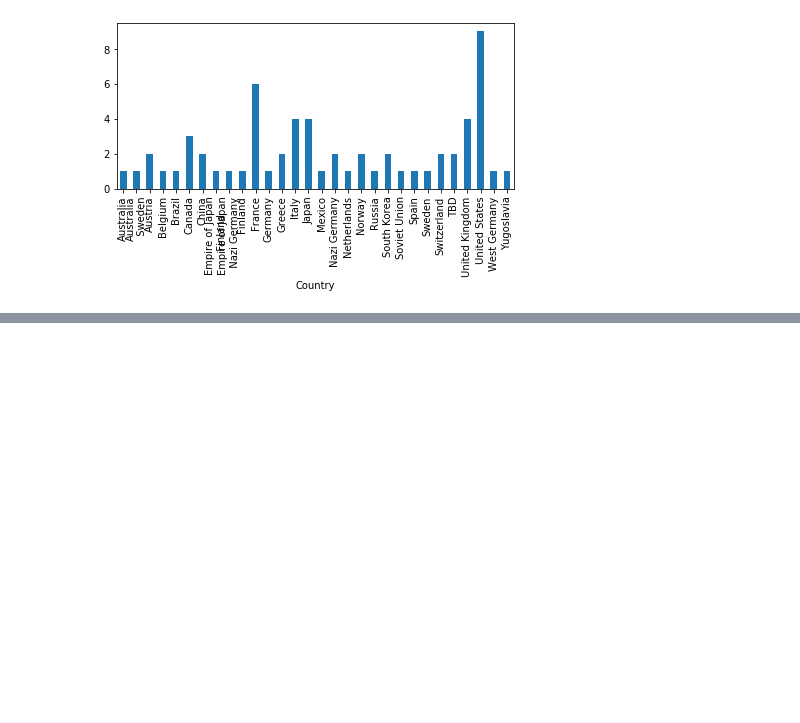
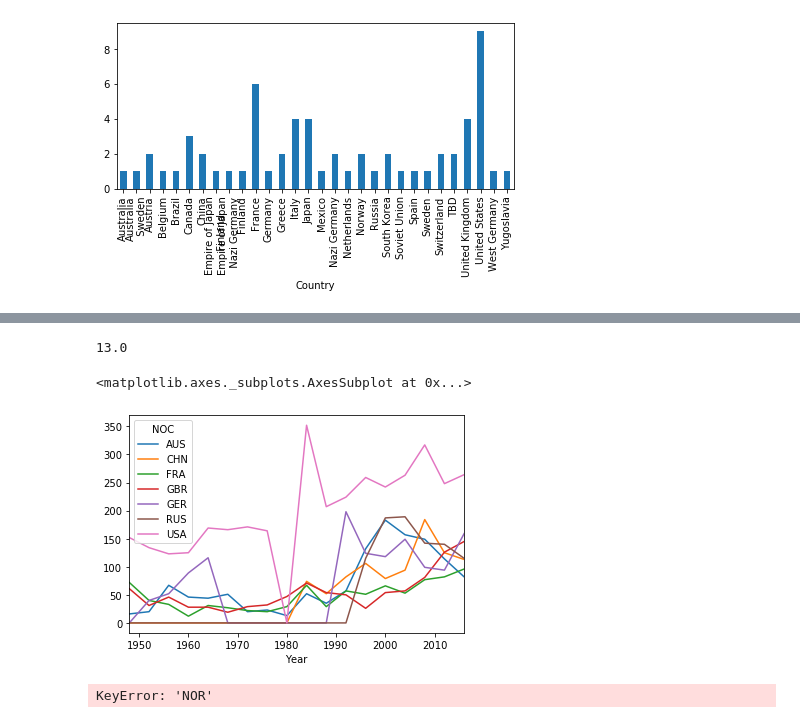
Before and after one commit to tysorensen/project1-group1, a Jupyter notebook: olympic_data_tdh.ipynb, the cells around one changed output, grey strips where cells are left out. Cells and saved outputs as stored; diff of their text form; code cells hidden in the pictures; blank space fills up the shorter version.

```diff
--- a/olympic_data_tdh.ipynb
+++ b/olympic_data_tdh.ipynb
@@ -145,0 +178,46 @@ plt.show()
+# %%
+# Can we predict the top five medal winners at the Summer 2020 games?
+
+# Create a dataframe counting medals for each country for every summer games since WWII.
+summer_post_war_medal_count_df = summer_post_war_df.groupby(["NOC", "Year"])["Medal"].count()
+summer_post_war_medal_count_df = summer_post_war_medal_count.unstack()
+summer_post_war_medal_count_df = summer_post_war_medal_count.fillna(value=0)
+
+# Filter for only those countries that won many medals in 2016.
+for noc in summer_post_war_medal_count_df.columns:
+    if summer_post_war_medal_count_df.loc[2016, noc] < 75:
+        summer_post_war_medal_count_df = summer_post_war_medal_count_df.drop(columns = noc)
+    else:
+        pass
+
+
+# Create a plot of several prominent countries over the post WWII games.
+summer_post_war_medal_count_df.plot(kind="line")
+# %% [output]
+13.0
+<matplotlib.axes._subplots.AxesSubplot at 0x...>
+[figure, added]
+# %%
+# Determine if there is a “host country” advantage and how pronounced that might be.
+# Try to compare host games to games just before and after and make bar charts of medal counts.
+
+years = [1948, 1952, 1956, 1960, 1964, 1968, 1972, 1976, 1980, 1984, 1988, 1992, 1996, 2000, 2004, 2008, 2012, 2016]
+
+for year_index in range(1,17):
+    for row_index, row_data in host_cities_df.iterrows():
+        if row_data["Year"] == years[year_index]:
+            host_noc = country_to_noc[row_data["Country"]]
+            plt.bar(x=[years[year_index - 1],
+                       years[year_index],
+                       years[year_index + 1]
+                      ],
+                    height=[summer_post_war_medal_count_df.loc[years[year_index - 1], host_noc],
+                            summer_post_war_medal_count_df.loc[years[year_index], host_noc],
+                            summer_post_war_medal_count_df.loc[years[year_index + 1], host_noc]
+                           ]
+                   )
+            plt.show()
+        else:
+            pass
+# %% [output]
+KeyError: 'NOR'
```
Also changed, not shown: parts of 4 cells of this notebook.
